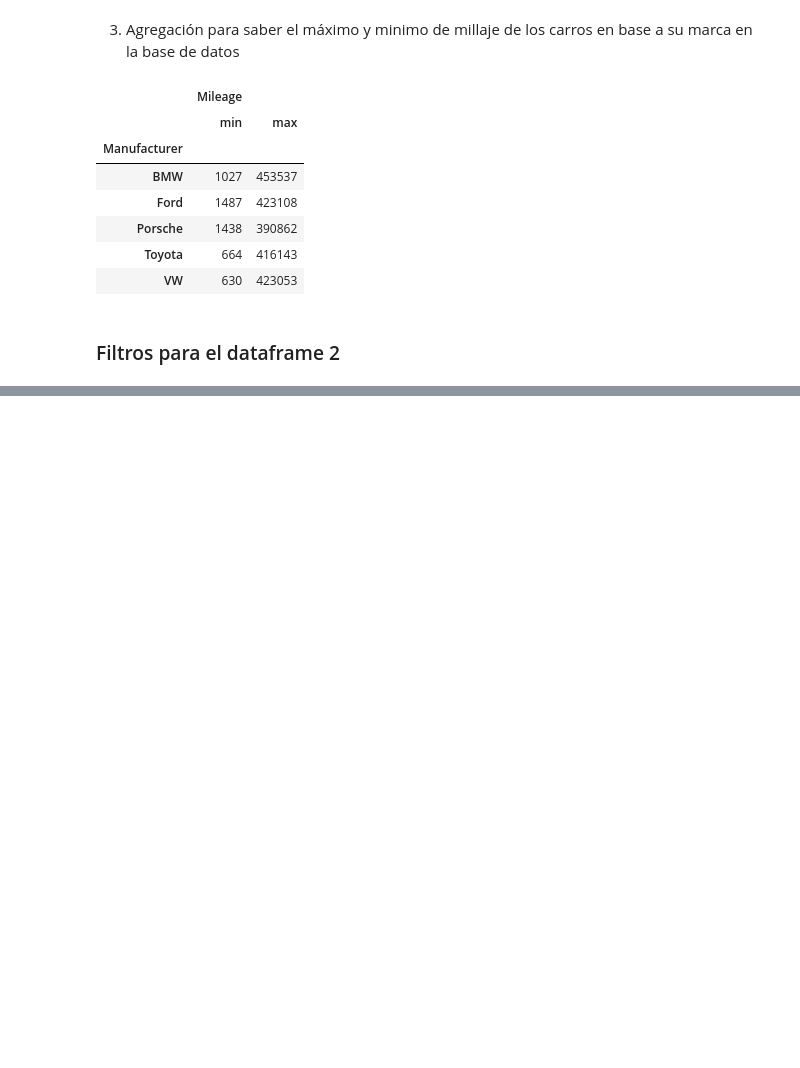
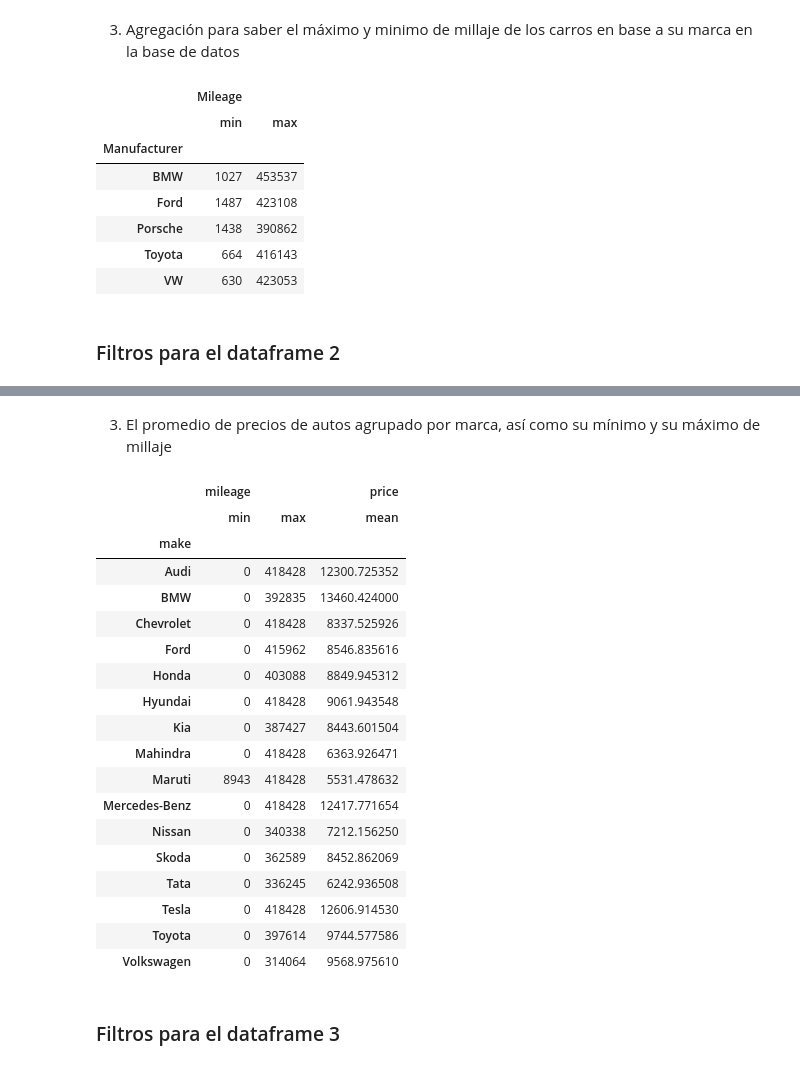
Before and after one commit to manoale97/Practica_G7, a Jupyter notebook: desarrolloG7.ipynb, the cells around one changed output, grey strips where cells are left out. Drawn from its saved outputs; the diff is of its cells as text; code cells hidden in the pictures; blank space fills up the shorter version.

```diff
--- a/desarrolloG7.ipynb
+++ b/desarrolloG7.ipynb
@@ -193,0 +228,26 @@ df_car_sales_bd.groupby('Manufacturer').agg({'Mileage':['min', 'max']})
+# %% [markdown]
+3. El promedio de precios de autos agrupado por marca, así como su mínimo y su máximo de millaje
+# %%
+df_used_cars.groupby('make').agg({'mileage':['min', 'max'], 'price':'mean'})
+# %% [output]
+|  | mileage |  | price |
+|  | min | max | mean |
+| make |  |  |  |
+| Audi | 0 | 418428 | 12300.725352 |
+| BMW | 0 | 392835 | 13460.424000 |
+| Chevrolet | 0 | 418428 | 8337.525926 |
+| Ford | 0 | 415962 | 8546.835616 |
+| Honda | 0 | 403088 | 8849.945312 |
+| Hyundai | 0 | 418428 | 9061.943548 |
+| Kia | 0 | 387427 | 8443.601504 |
+| Mahindra | 0 | 418428 | 6363.926471 |
+| Maruti | 8943 | 418428 | 5531.478632 |
+| Mercedes-Benz | 0 | 418428 | 12417.771654 |
+| Nissan | 0 | 340338 | 7212.156250 |
+| Skoda | 0 | 362589 | 8452.862069 |
+| Tata | 0 | 336245 | 6242.936508 |
+| Tesla | 0 | 418428 | 12606.914530 |
+| Toyota | 0 | 397614 | 9744.577586 |
+| Volkswagen | 0 | 314064 | 9568.975610 |
+# %% [markdown]
+### Filtros para el dataframe 3
```
Also changed, not shown: parts of 5 cells of this notebook.
